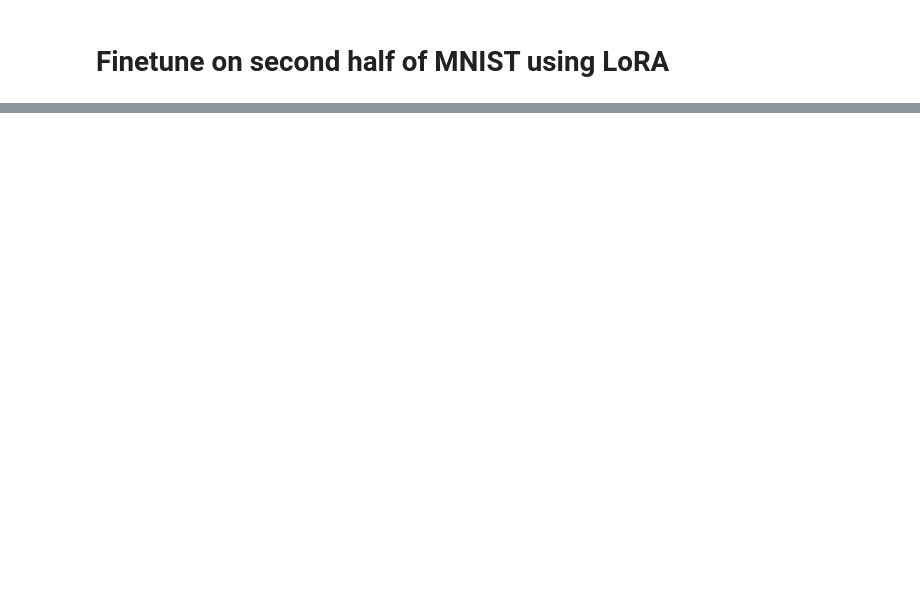
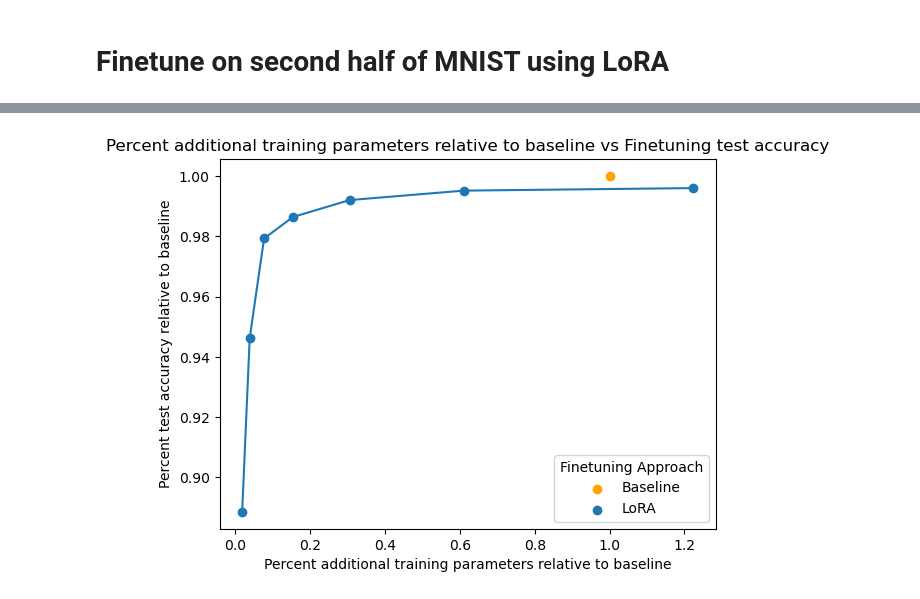
Before and after one commit to sunildkumar/lora_from_scratch, a Jupyter notebook: lora_on_mnist.ipynb, the cells around one changed output, grey strips where cells are left out. Drawn from its saved outputs; the diff is of its cells as text; code cells hidden in the pictures; blank space fills up the shorter version.

```diff
--- a/lora_on_mnist.ipynb
+++ b/lora_on_mnist.ipynb
@@ -625,0 +736,22 @@ Loaded model weights from the checkpoint at /home/sunil/lora_from_scratch/lightn
+# %%
+fig, ax = plt.subplots()
+
+ax.scatter(baseline_num_parameters/baseline_num_parameters, baseline_accuracy/baseline_accuracy, c = 'orange')
+lora_parameters_relative_to_baseline = [i/baseline_num_parameters for i in lora_num_parameters]
+lora_accuracy_relative_to_baseline = [i/baseline_accuracy for i in lora_accuracies]
+ax.scatter(lora_parameters_relative_to_baseline, lora_accuracy_relative_to_baseline)
+ax.plot(lora_parameters_relative_to_baseline, lora_accuracy_relative_to_baseline)
+
+
+
+legend1 = ax.legend(['Baseline', 'LoRA'],
+                    loc="lower right", title="Finetuning Approach")
+
+
+ax.set_xlabel('Percent additional training parameters relative to baseline')
+ax.set_ylabel('Percent test accuracy relative to baseline')
+ax.set_title('Percent additional training parameters relative to baseline vs Finetuning test accuracy')
+plt.savefig('rel_parameters_vs_rel_accuracy.png')
+plt.show()
+# %% [output]
+[figure, added]
```
Also changed, not shown: parts of 15 cells of this notebook, 2 other files.
